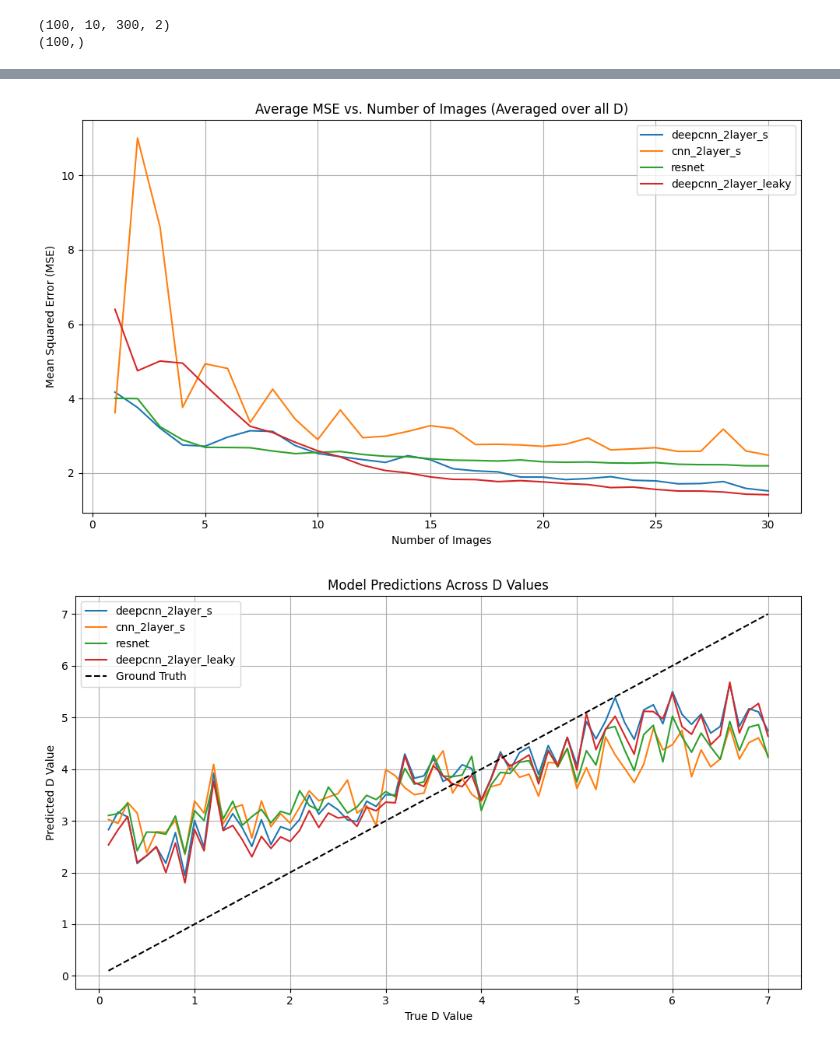
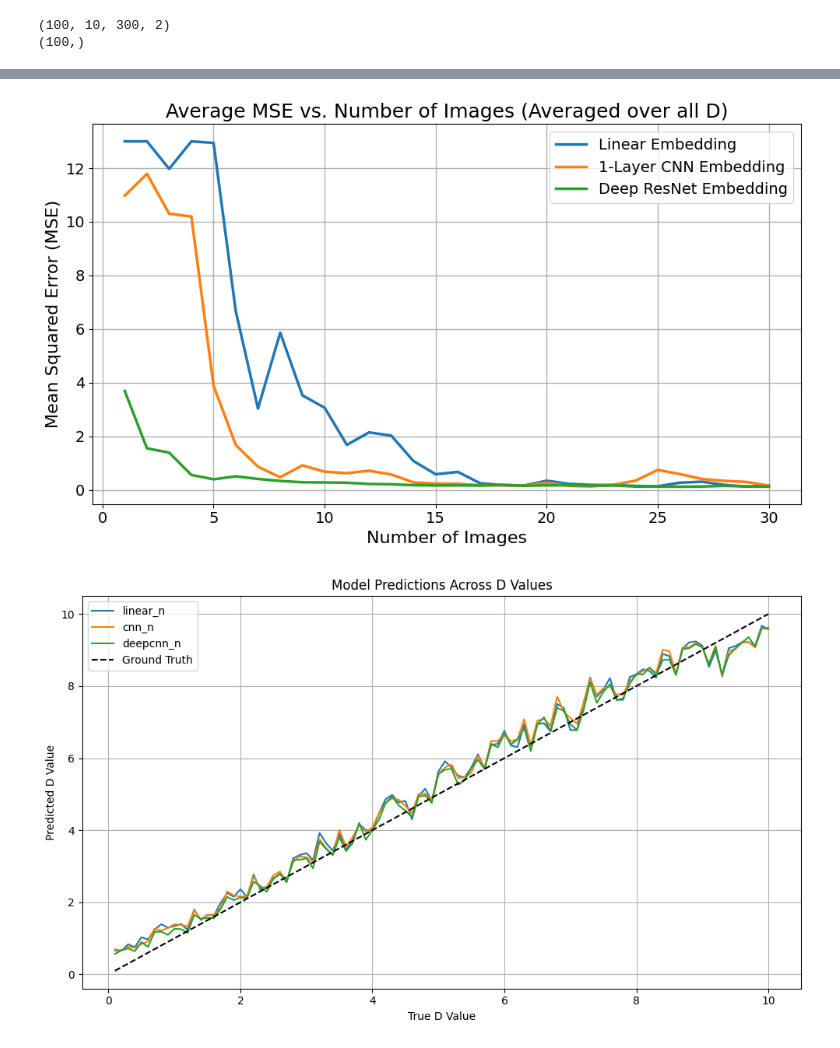
Before and after one commit to Biomedical-Imaging-Group/MolecularDiffusion_MiViT, a Jupyter notebook: train_resultsEmbeddings.ipynb, the cells around one changed output, grey strips where cells are left out. Drawn from its saved outputs; the diff is of its cells as text; code cells hidden in the pictures.

```diff
--- a/train_resultsEmbeddings.ipynb
+++ b/train_resultsEmbeddings.ipynb
@@ -11,9 +11,15 @@ import seaborn as sns
 %reload_ext autoreload
 %autoreload 2
 
+def smooth_array(arr, n):
+    pad = n // 2
+    padded = np.pad(arr, pad, mode='edge')
+    kernel = np.ones(n) / n
+    smoothed = np.convolve(padded, kernel, mode='valid')
+    return smoothed
 
 # Load training results
-results = torch.load("training_results_real2.pth",map_location=torch.device('cpu'))
+results = torch.load("training_results_embed.pth",map_location=torch.device('cpu'))
 
 # Extract data
 validation_losses = results["validation_losses"]
@@ -24,7 +30,8 @@ plt.figure(figsize=(15, 6))  # <-- Add this line to control figure size
 
 # Example: Plot validation loss curves
 for model_name, losses in validation_losses.items():
-    plt.plot(np.clip(losses["val_avg"],0,7), label=model_name)
+    if("_b" in model_name or "_n" in model_name):
+        plt.plot(smooth_array(np.clip(losses["val_avg"],0,2),10), label=model_name)
 
 plt.xlabel("Cycle")
 plt.ylabel("Validation Loss")
@@ -277,5 +317,5 @@ plot_mse_vs_num_images(models, val_videos, val_labels, 7, selected_models)
 # %%
-def plot_mse_vs_num_images_all_D(models, val_vid_in_order, val_d_in_order, selected_models):
+def compute_mse_vs_num_images_all_D(models, val_vid_in_order, val_d_in_order, selected_models):
     """
     Plots the average MSE of model predictions across all D values as a function of the number of images.
 
@@ -291,41 +331,57 @@ def plot_mse_vs_num_images_all_D(models, val_vid_in_order, val_d_in_order, selec
 
     num_frames = val_vid_in_order.shape[2]
     num_images_range = range(1, num_frames + 1)  # From 1 to 30
     mse_results = {name: [] for name in selected_models}
 
     for num_images in num_images_range:
         for name in selected_models:
             model = models[name]
             model.eval()
             total_mse = 0.0
             with torch.no_grad():
                 for i, true_d in enumerate(val_d_in_order):
                     videos = val_vid_in_order[i, :, :num_images]  # shape (10, num_images, 7, 7)
                     preds = model(videos)  # assume shape (10, N)
                     mean_preds = preds.mean(dim=1)  # mean over frames
                     # Multiply by D_max_normalization because model was trained to predict values between 0 and 1
                     mean_preds = mean_preds * D_max_normalization
                     mean_over_10 = mean_preds.mean().item()  # mean over 10 samples
                     total_mse += (mean_over_10 - true_d) ** 2
             avg_mse = total_mse / len(val_d_in_order)
             mse_results[name].append(avg_mse)
 
+    return mse_results, num_images_range
+
     # Plotting
+name_map = {"linear_n": "Linear Embedding",
+            "cnn_n": "1-Layer CNN Embedding",
+            "deepcnn_n": "Deep ResNet Embedding",}
+
+
+def plotMSENumImagesallD(mse_results, num_images_range, chosen_models):
     plt.figure(figsize=(10, 6))
+
     for name, mse_values in mse_results.items():
-        plt.plot(num_images_range, mse_values, label=name)
+        if name in chosen_models:
 
-    plt.xlabel("Number of Images")
-    plt.ylabel("Mean Squared Error (MSE)")
-    plt.title("Average MSE vs. Number of Images (Averaged over all D)")
-    plt.legend()
-    plt.grid(True)
+
+            plt.plot(num_images_range, np.clip(mse_values,0,13), label=name_map[name], linewidth=2.5)
+
+    plt.xlabel("Number of Images", fontsize=16)
+    plt.ylabel("Mean Squared Error (MSE)", fontsize=16)
+    plt.title("Average MSE vs. Number of Images (Averaged over all D)", fontsize=18)
+    plt.xticks(fontsize=14)
+    plt.yticks(fontsize=14)
+    plt.legend(fontsize=14)
+    plt.grid(True, linewidth=1)
     plt.tight_layout()
     plt.show()
 
-#plot_mse_vs_num_images_all_D(models, val_vid_in_order, val_d_in_order, selected_models)
+
+#mse_resultsallD, num_images_rangeallD = compute_mse_vs_num_images_all_D(models, val_vid_in_order, val_d_in_order, selected_models)
+plotMSENumImagesallD(mse_resultsallD, num_images_rangeallD, models_n)
 # %% [output]
-[figure, old version]
+[figure, new version]
 # %%
 
 def plot_model_predictions_vs_D_in_order(models, val_vid_in_order, val_d_in_order, selected_models):
@@ -373,9 +429,9 @@ def plot_model_predictions_vs_D_in_order(models, val_vid_in_order, val_d_in_orde
     plt.show()
 
 #selected_models.append("deepcnn_1layer_s")
-plot_model_predictions_vs_D_in_order(models, val_vid_in_order, val_d_in_order, selected_models)
+plot_model_predictions_vs_D_in_order(models, val_vid_in_order, val_d_in_order, models_n)
 # %% [output]
-[figure, old version]
+[figure, new version]
 # %%
 def plot_error_std(selected_models, mse_dict, std_dict, models_colormap):
     """
```
Also changed, not shown: parts of 9 cells of this notebook, 2 other files.
